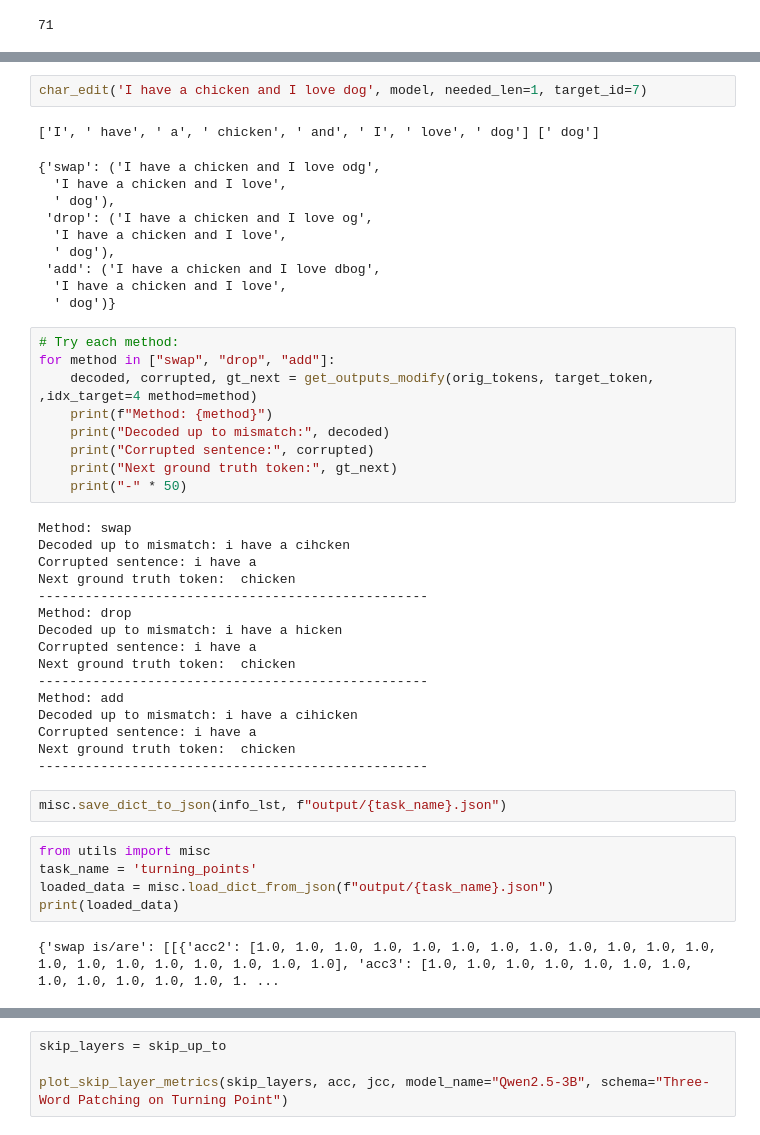
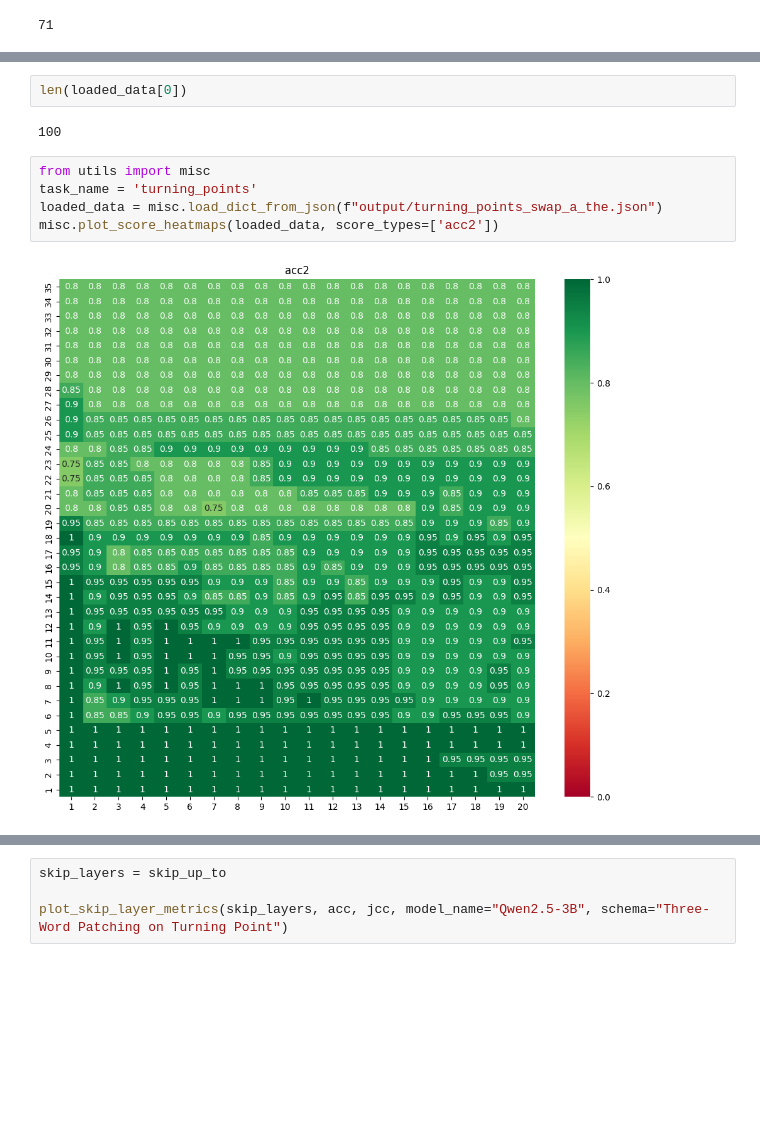
Before and after one commit to phusroyal/CopyMech, a Jupyter notebook: thesis-tflens_npatch.ipynb, the cells around one changed output, grey strips where cells are left out. Saved outputs shown, nothing was run; the diff lists cells and outputs as text; blank space fills up the shorter version.

```diff
--- a/thesis-tflens_npatch.ipynb
+++ b/thesis-tflens_npatch.ipynb
@@ -180,47 +207,11 @@ def char_edit(text, model, needed_len = 48, target_id = 25):
-# %%
-char_edit('I have a chicken and I love dog', model, needed_len=1, target_id=7)
-# %% [output]
-['I', ' have', ' a', ' chicken', ' and', ' I', ' love', ' dog'] [' dog']
-{'swap': ('I have a chicken and I love odg',
-  'I have a chicken and I love',
-  ' dog'),
- 'drop': ('I have a chicken and I love og',
-  'I have a chicken and I love',
-  ' dog'),
- 'add': ('I have a chicken and I love dbog',
-  'I have a chicken and I love',
-  ' dog')}
-# %%
-# Try each method:
-for method in ["swap", "drop", "add"]:
-    decoded, corrupted, gt_next = get_outputs_modify(orig_tokens, target_token, ,idx_target=4 method=method)
-    print(f"Method: {method}")
-    print("Decoded up to mismatch:", decoded)
-    print("Corrupted sentence:", corrupted)
-    print("Next ground truth token:", gt_next)
-    print("-" * 50)
-# %% [output]
-Method: swap
-Decoded up to mismatch: i have a cihcken
-Corrupted sentence: i have a
-Next ground truth token:  chicken
---------------------------------------------------
-Method: drop
-Decoded up to mismatch: i have a hicken
-Corrupted sentence: i have a
-Next ground truth token:  chicken
---------------------------------------------------
-Method: add
-Decoded up to mismatch: i have a cihicken
-Corrupted sentence: i have a
-Next ground truth token:  chicken
---------------------------------------------------
-# %%
-misc.save_dict_to_json(info_lst, f"output/{task_name}.json")
+# %%
+len(loaded_data[0])
+# %% [output]
+100
 # %%
 from utils import misc
 task_name = 'turning_points'
-loaded_data = misc.load_dict_from_json(f"output/{task_name}.json")
-print(loaded_data)
+loaded_data = misc.load_dict_from_json(f"output/turning_points_swap_a_the.json")
+misc.plot_score_heatmaps(loaded_data, score_types=['acc2'])
 # %% [output]
-{'swap is/are': [[{'acc2': [1.0, 1.0, 1.0, 1.0, 1.0, 1.0, 1.0, 1.0, 1.0, 1.0, 1.0, 1.0, 1.0, 1.0, 1.0, 1.0, 1.0, 1.0, 1.0, 1.0], 'acc3': [1.0, 1.0, 1.0, 1.0, 1.0, 1.0, 1.0, 1.0, 1.0, 1.0, 1.0, 1.0, 1. ...
+[figure, added]
```
Also changed, not shown: parts of 12 cells of this notebook, 7 other files.
